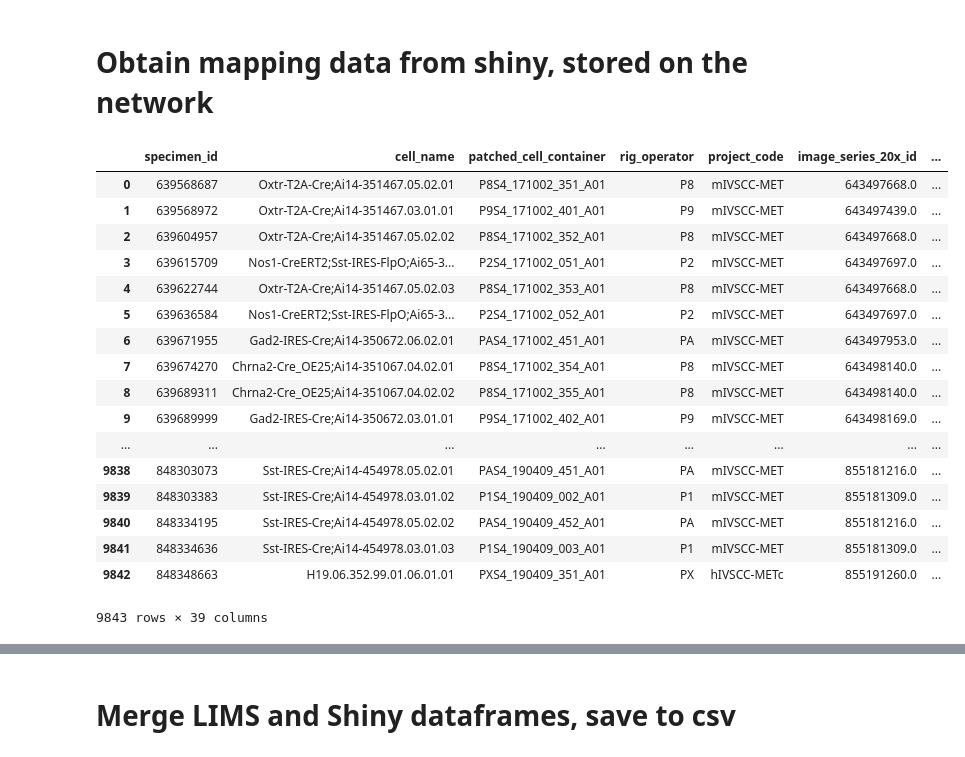
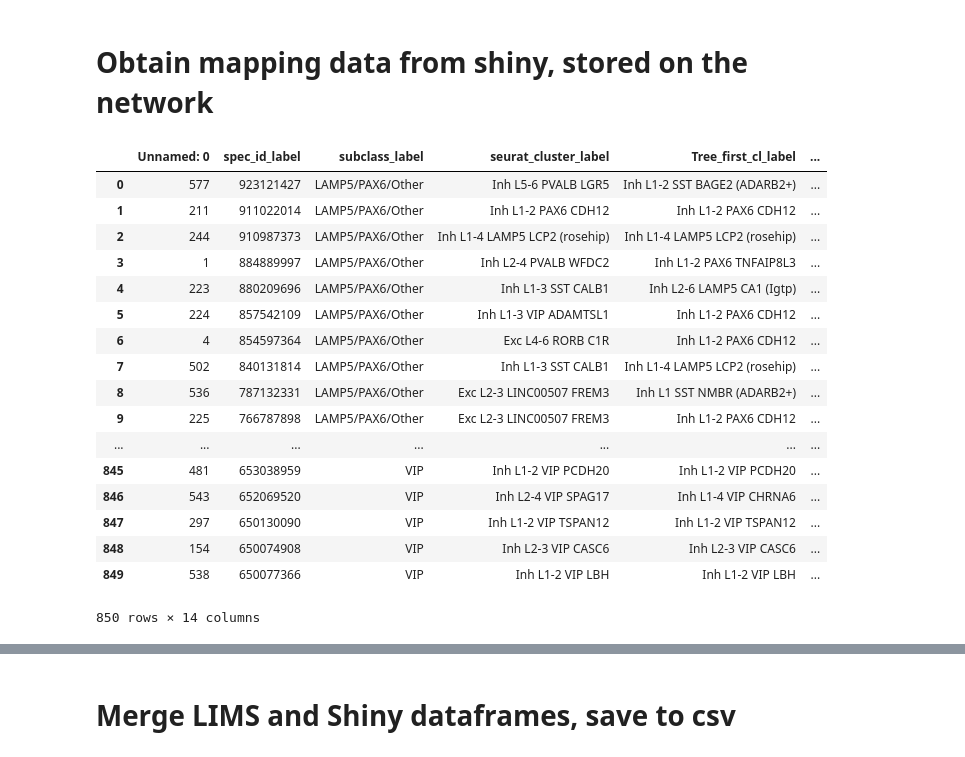
Before and after one commit to lindsayng/analysis, a Jupyter notebook: hIVSCC_Ephys_Shiny_Merging.ipynb, the cells around one changed output, grey strips where cells are left out. Cells and saved outputs as stored; diff of their text form; code cells hidden in the pictures.

```diff
--- a/hIVSCC_Ephys_Shiny_Merging.ipynb
+++ b/hIVSCC_Ephys_Shiny_Merging.ipynb
@@ -145,24 +128,37 @@ Index([u'tau', u'upstroke_downstroke_ratio_short_square',
 # %% [markdown]
 # Obtain mapping data from shiny, stored on the network
+# %%
+#sncg1= pd.read_csv('soltesz_sncg_shiny_data.csv')
+sncg1= pd.read_csv('soltesz_sncg_shiny_data_200406.csv')
+sncg2= pd.read_csv('soltesz_slc_sncg_shiny_data.csv')
+#mouse_hip = pd.concat([sncg1,sncg2])
+mouse_hip = pd.read_csv('visp_sncg_200413.csv')
+culture = pd.read_csv('culture_200415.csv')
+mouse = pd.read_csv('mouse_200416.csv')
+mouse = pd.read_csv('all_mouse_regions.csv')
+human_lockdown = pd.read_csv('MET_METc_lockdown_data.csv')
 # %%
-shiny_df = pd.read_csv("\\\\allen\\programs\\celltypes\\workgroups\\279\\IVSCC_KPIs\\\shiny_LIMS.csv")
+#shiny_df = pd.read_csv("\\\\allen\\programs\\celltypes\\workgroups\\279\\IVSCC_KPIs\\\shiny_LIMS.csv")
+#shiny_df = pd.read_csv('human_shiny_200127.csv')
+#shiny_df = pd.read_csv('ps_no_exc23 (metx).csv')
+shiny_df = human_lockdown
 shiny_df
 # %% [output]
-|  | specimen_id | cell_name | patched_cell_container | rig_operator | project_code | image_series_20x_id | ... |
-| 0 | 639568687 | Oxtr-T2A-Cre;Ai14-351467.05.02.01 | P8S4_171002_351_A01 | P8 | mIVSCC-MET | 643497668.0 | ... |
-| 1 | 639568972 | Oxtr-T2A-Cre;Ai14-351467.03.01.01 | P9S4_171002_401_A01 | P9 | mIVSCC-MET | 643497439.0 | ... |
-| 2 | 639604957 | Oxtr-T2A-Cre;Ai14-351467.05.02.02 | P8S4_171002_352_A01 | P8 | mIVSCC-MET | 643497668.0 | ... |
-| 3 | 639615709 | Nos1-CreERT2;Sst-IRES-FlpO;Ai65-3... | P2S4_171002_051_A01 | P2 | mIVSCC-MET | 643497697.0 | ... |
-| 4 | 639622744 | Oxtr-T2A-Cre;Ai14-351467.05.02.03 | P8S4_171002_353_A01 | P8 | mIVSCC-MET | 643497668.0 | ... |
-| 5 | 639636584 | Nos1-CreERT2;Sst-IRES-FlpO;Ai65-3... | P2S4_171002_052_A01 | P2 | mIVSCC-MET | 643497697.0 | ... |
-| 6 | 639671955 | Gad2-IRES-Cre;Ai14-350672.06.02.01 | PAS4_171002_451_A01 | PA | mIVSCC-MET | 643497953.0 | ... |
-| 7 | 639674270 | Chrna2-Cre_OE25;Ai14-351067.04.02.01 | P8S4_171002_354_A01 | P8 | mIVSCC-MET | 643498140.0 | ... |
-| 8 | 639689311 | Chrna2-Cre_OE25;Ai14-351067.04.02.02 | P8S4_171002_355_A01 | P8 | mIVSCC-MET | 643498140.0 | ... |
-| 9 | 639689999 | Gad2-IRES-Cre;Ai14-350672.03.01.01 | P9S4_171002_402_A01 | P9 | mIVSCC-MET | 643498169.0 | ... |
-| ... | ... | ... | ... | ... | ... | ... | ... |
-| 9838 | 848303073 | Sst-IRES-Cre;Ai14-454978.05.02.01 | PAS4_190409_451_A01 | PA | mIVSCC-MET | 855181216.0 | ... |
-| 9839 | 848303383 | Sst-IRES-Cre;Ai14-454978.03.01.02 | P1S4_190409_002_A01 | P1 | mIVSCC-MET | 855181309.0 | ... |
-| 9840 | 848334195 | Sst-IRES-Cre;Ai14-454978.05.02.02 | PAS4_190409_452_A01 | PA | mIVSCC-MET | 855181216.0 | ... |
-| 9841 | 848334636 | Sst-IRES-Cre;Ai14-454978.03.01.03 | P1S4_190409_003_A01 | P1 | mIVSCC-MET | 855181309.0 | ... |
-| 9842 | 848348663 | H19.06.352.99.01.06.01.01 | PXS4_190409_351_A01 | PX | hIVSCC-METc | 855191260.0 | ... |
+|  | Unnamed: 0 | spec_id_label | subclass_label | seurat_cluster_label | Tree_first_cl_label | ... |
+| 0 | 577 | 923121427 | LAMP5/PAX6/Other | Inh L5-6 PVALB LGR5 | Inh L1-2 SST BAGE2 (ADARB2+) | ... |
+| 1 | 211 | 911022014 | LAMP5/PAX6/Other | Inh L1-2 PAX6 CDH12 | Inh L1-2 PAX6 CDH12 | ... |
+| 2 | 244 | 910987373 | LAMP5/PAX6/Other | Inh L1-4 LAMP5 LCP2 (rosehip) | Inh L1-4 LAMP5 LCP2 (rosehip) | ... |
+| 3 | 1 | 884889997 | LAMP5/PAX6/Other | Inh L2-4 PVALB WFDC2 | Inh L1-2 PAX6 TNFAIP8L3 | ... |
+| 4 | 223 | 880209696 | LAMP5/PAX6/Other | Inh L1-3 SST CALB1 | Inh L2-6 LAMP5 CA1 (Igtp) | ... |
+| 5 | 224 | 857542109 | LAMP5/PAX6/Other | Inh L1-3 VIP ADAMTSL1 | Inh L1-2 PAX6 CDH12 | ... |
+| 6 | 4 | 854597364 | LAMP5/PAX6/Other | Exc L4-6 RORB C1R | Inh L1-2 PAX6 CDH12 | ... |
+| 7 | 502 | 840131814 | LAMP5/PAX6/Other | Inh L1-3 SST CALB1 | Inh L1-4 LAMP5 LCP2 (rosehip) | ... |
+| 8 | 536 | 787132331 | LAMP5/PAX6/Other | Exc L2-3 LINC00507 FREM3 | Inh L1 SST NMBR (ADARB2+) | ... |
+| 9 | 225 | 766787898 | LAMP5/PAX6/Other | Exc L2-3 LINC00507 FREM3 | Inh L1-2 PAX6 CDH12 | ... |
+| ... | ... | ... | ... | ... | ... | ... |
+| 845 | 481 | 653038959 | VIP | Inh L1-2 VIP PCDH20 | Inh L1-2 VIP PCDH20 | ... |
+| 846 | 543 | 652069520 | VIP | Inh L2-4 VIP SPAG17 | Inh L1-4 VIP CHRNA6 | ... |
+| 847 | 297 | 650130090 | VIP | Inh L1-2 VIP TSPAN12 | Inh L1-2 VIP TSPAN12 | ... |
+| 848 | 154 | 650074908 | VIP | Inh L2-3 VIP CASC6 | Inh L2-3 VIP CASC6 | ... |
+| 849 | 538 | 650077366 | VIP | Inh L1-2 VIP LBH | Inh L1-2 VIP LBH | ... |
-9843 rows × 39 columns
+850 rows × 14 columns
```
Also changed, not shown: parts of 17 cells of this notebook, 1 other file.
